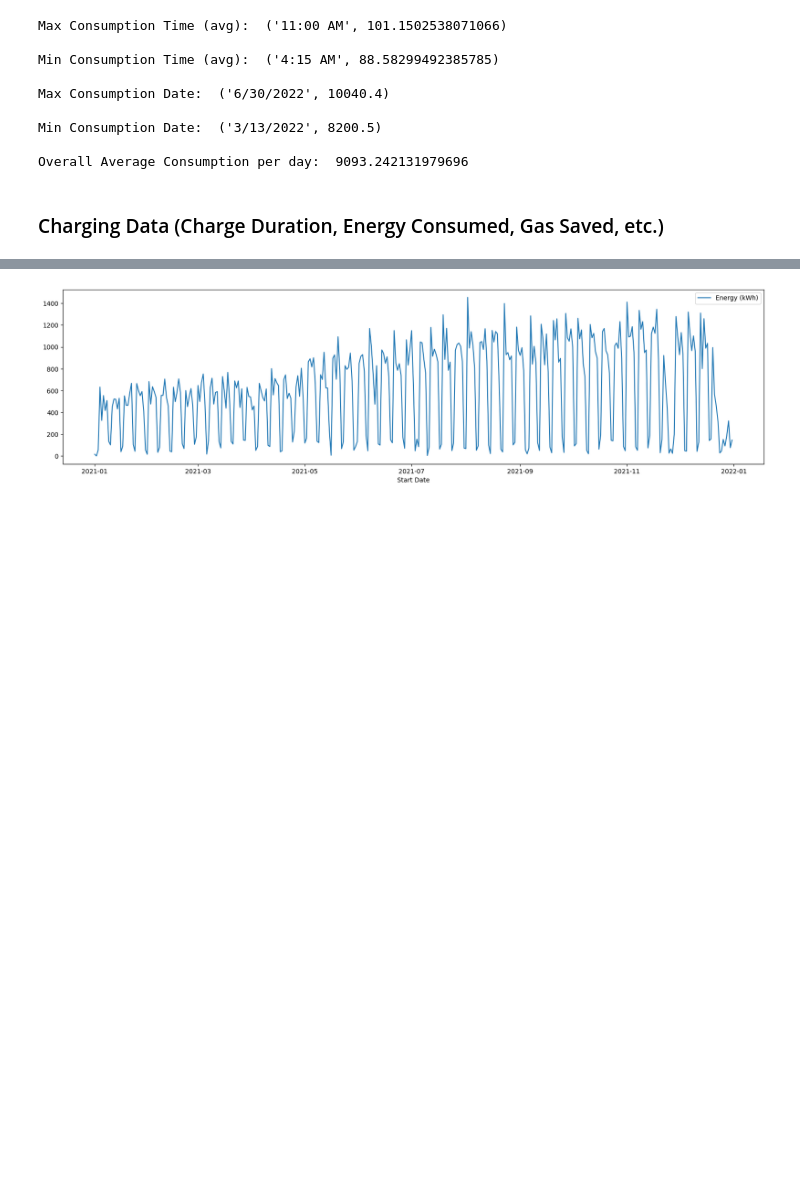
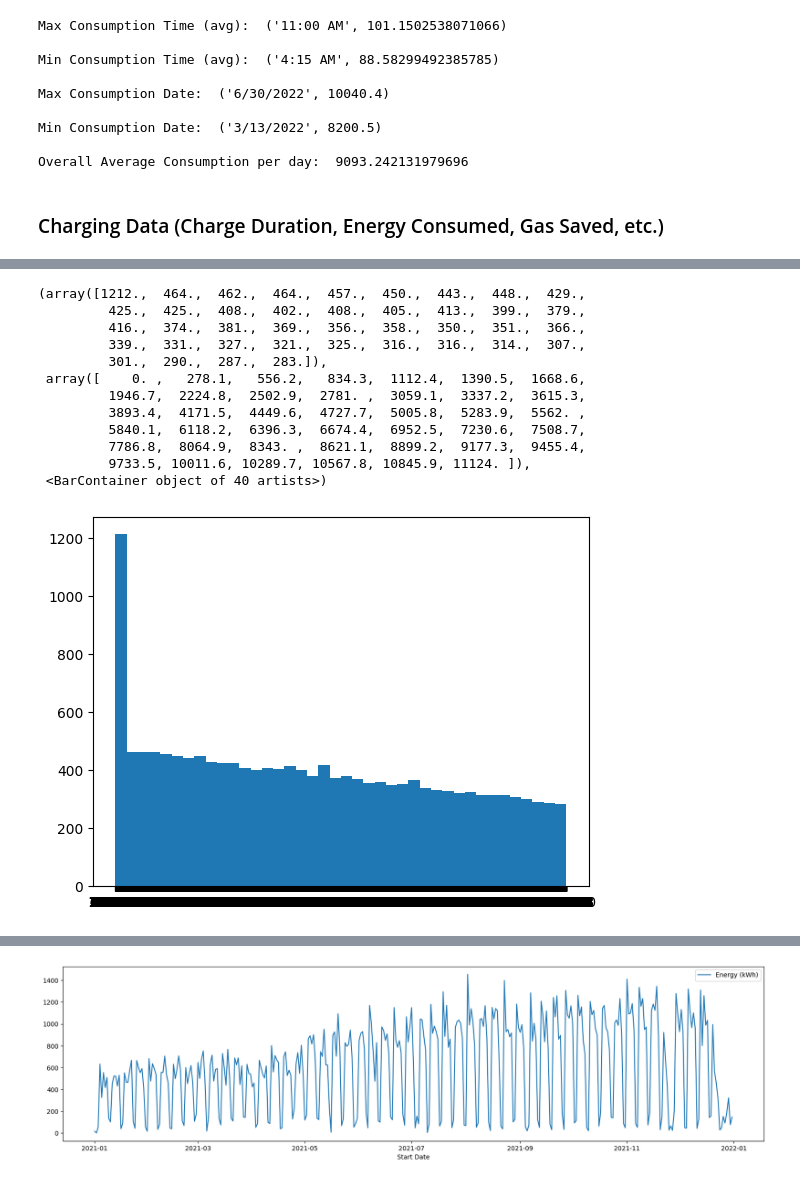
Before and after one commit to pallavigkwd/ENG100D, a Jupyter notebook: main.ipynb, the cells around one changed output, grey strips where cells are left out. Drawn from its saved outputs; the diff is of its cells as text; code cells hidden in the pictures; blank space fills up the shorter version.

```diff
--- a/main.ipynb
+++ b/main.ipynb
@@ -222 +232,18 @@ viasatCharging_df.head()
+# %%
+# distribution of load, number of transaction binned by 5 kwh bins, bar chart per transaction
+plt.hist(data=viasatCharging_df, x='Charging Time (hh:mm:ss)', bins=10)
+# %% [output]
+(array([1212.,  464.,  462.,  464.,  457.,  450.,  443.,  448.,  429.,
+         425.,  425.,  408.,  402.,  408.,  405.,  413.,  399.,  379.,
+         416.,  374.,  381.,  369.,  356.,  358.,  350.,  351.,  366.,
+         339.,  331.,  327.,  321.,  325.,  316.,  316.,  314.,  307.,
+         301.,  290.,  287.,  283.]),
+ array([    0. ,   278.1,   556.2,   834.3,  1112.4,  1390.5,  1668.6,
+         1946.7,  2224.8,  2502.9,  2781. ,  3059.1,  3337.2,  3615.3,
+         3893.4,  4171.5,  4449.6,  4727.7,  5005.8,  5283.9,  5562. ,
+         5840.1,  6118.2,  6396.3,  6674.4,  6952.5,  7230.6,  7508.7,
+         7786.8,  8064.9,  8343. ,  8621.1,  8899.2,  9177.3,  9455.4,
+         9733.5, 10011.6, 10289.7, 10567.8, 10845.9, 11124. ]),
+ <BarContainer object of 40 artists>)
+[figure, added]
 # %%
```
Also changed, not shown: parts of 9 cells of this notebook, 2 other files.
